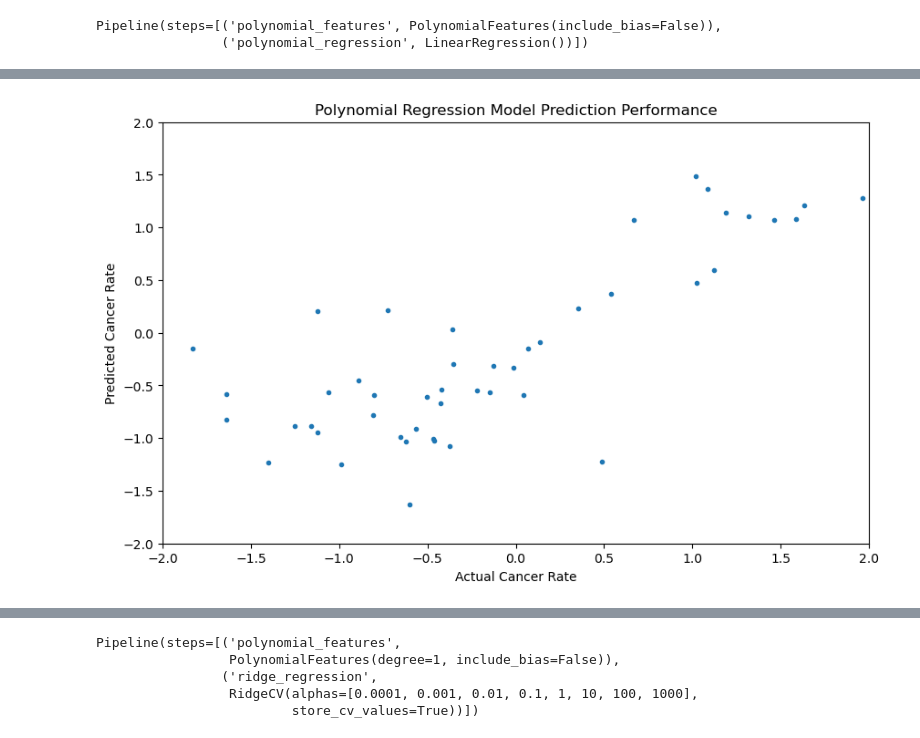
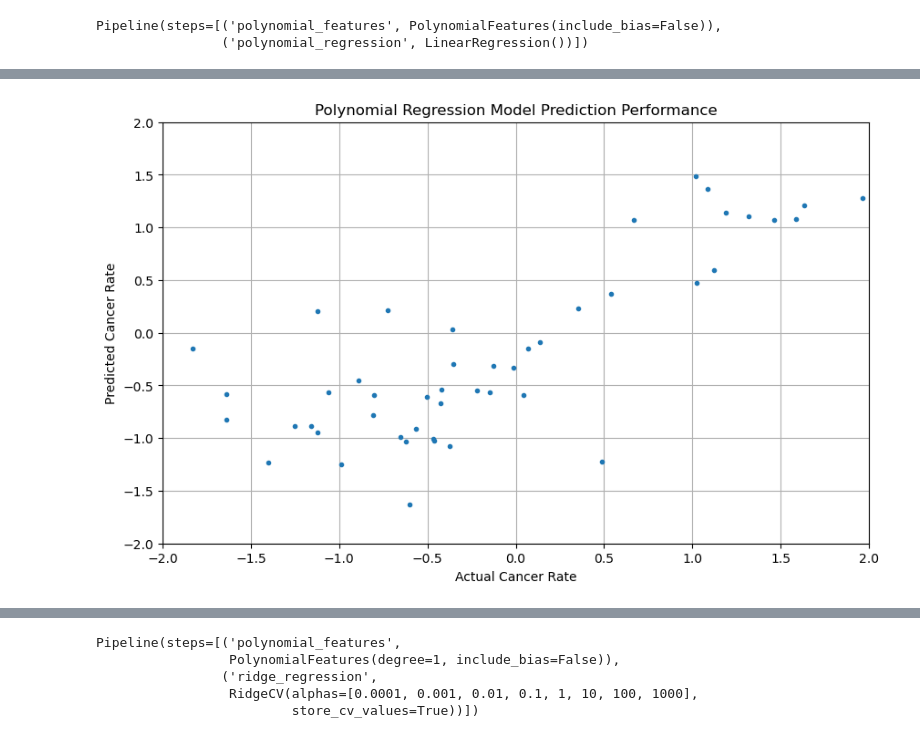
Before and after one commit to JohnPaulinePineda/Supervised-Machine-Learning-Regression-Final-Assignment, a Jupyter notebook: RegressionForMachineLearning_FinalAssignment.ipynb, the cells around one changed output, grey strips where cells are left out. Saved outputs shown, nothing was run; the diff lists cells and outputs as text; code cells hidden in the pictures.

```diff
--- a/RegressionForMachineLearning_FinalAssignment.ipynb
+++ b/RegressionForMachineLearning_FinalAssignment.ipynb
@@ -2075,22 +2116,23 @@ Polynomial Regression Model Performance on Test Data:
 # %%
 ##################################
 # Plotting the actual and predicted
 # target variables
 ##################################
 figure = plt.figure(figsize=(10,6))
 axes = plt.axes()
+plt.grid(True)
 axes.plot(y_test,
           polynomial_y_hat_test,
           marker='o',
           ls='',
           ms=3.0)
 lim = (-2, 2)
 axes.set(xlabel='Actual Cancer Rate',
          ylabel='Predicted Cancer Rate',
          xlim=lim,
          ylim=lim,
          title='Polynomial Regression Model Prediction Performance');
 # %% [output]
-[figure, old version]
+[figure, new version]
 # %% [markdown]
 ### 1.6.4 Ridge Regression <a class="anchor" id="1.6.4"></a>
```
Also changed, not shown: parts of 58 cells of this notebook.
